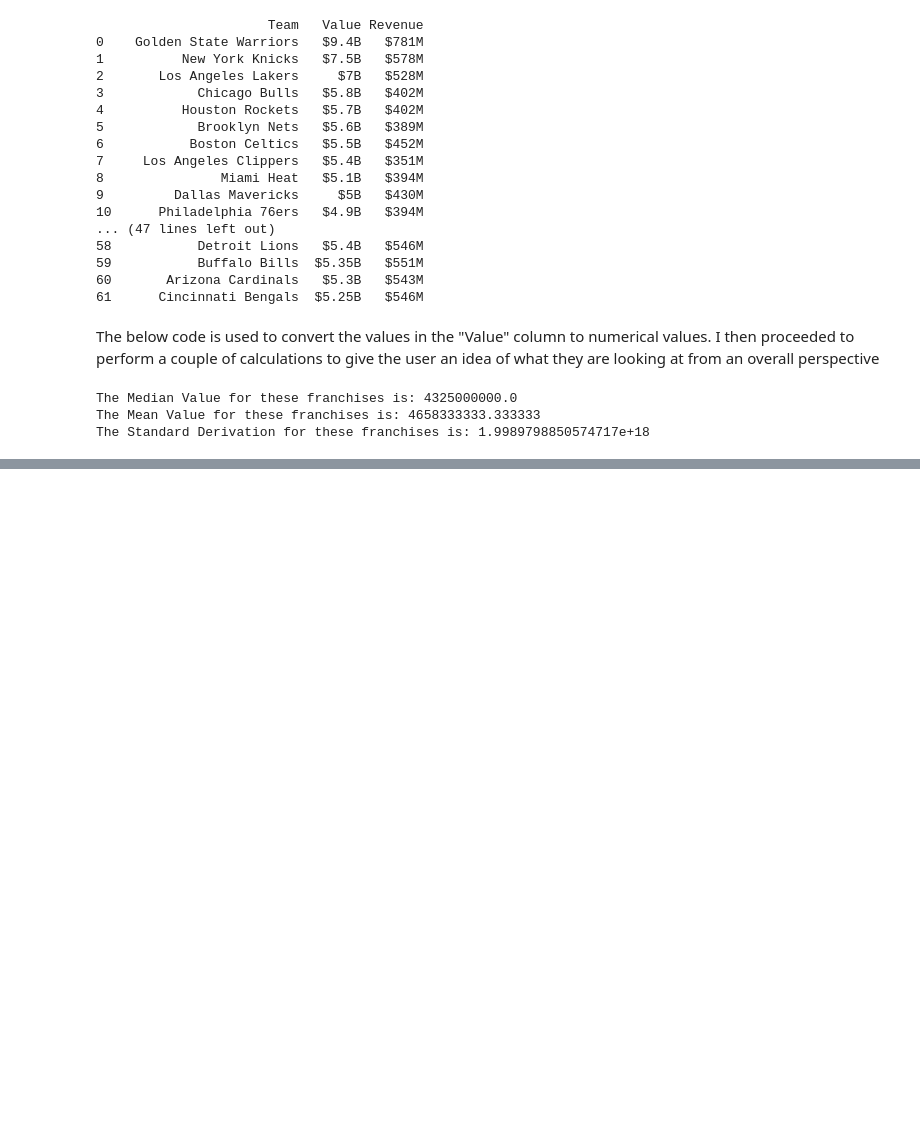
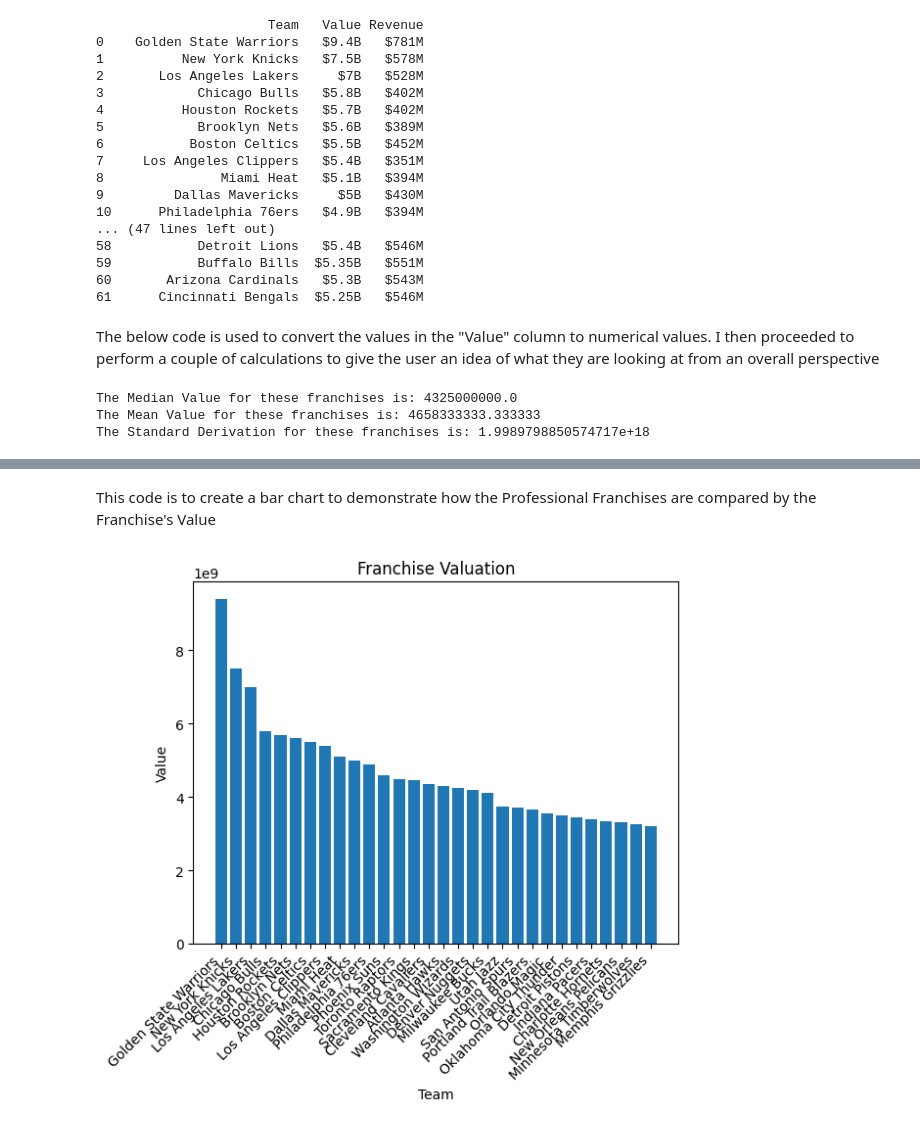
Before and after one commit to madisonkyguy/Kenscapstone, a Jupyter notebook: Capstone Code.ipynb, the cells around one changed output, grey strips where cells are left out. Saved outputs shown, nothing was run; the diff lists cells and outputs as text; code cells hidden in the pictures; blank space fills up the shorter version.

Commit message:
Created my three charts to demonstrate the comparisons for my project and added markdown boxes for each chart

```diff
--- a/Capstone Code.ipynb
+++ b/Capstone Code.ipynb
@@ -118,0 +134,15 @@ The Standard Derivation for these franchises is: 1.9989798850574717e+18
+# %% [markdown]
+This code is to create a bar chart to demonstrate how the Professional Franchises are compared by the Franchise's Value
+# %%
+import matplotlib.pyplot as plt
+
+Value = df['Value']
+Team = df['Team']
+plt.bar(Team, Value)
+plt.title('Franchise Valuation')
+plt.xlabel("Team")
+plt.ylabel("Value")
+plt.xticks(rotation=45, ha='right')
+plt.show()
+# %% [output]
+[figure, added]
```
Also changed, not shown: parts of 6 cells of this notebook.
